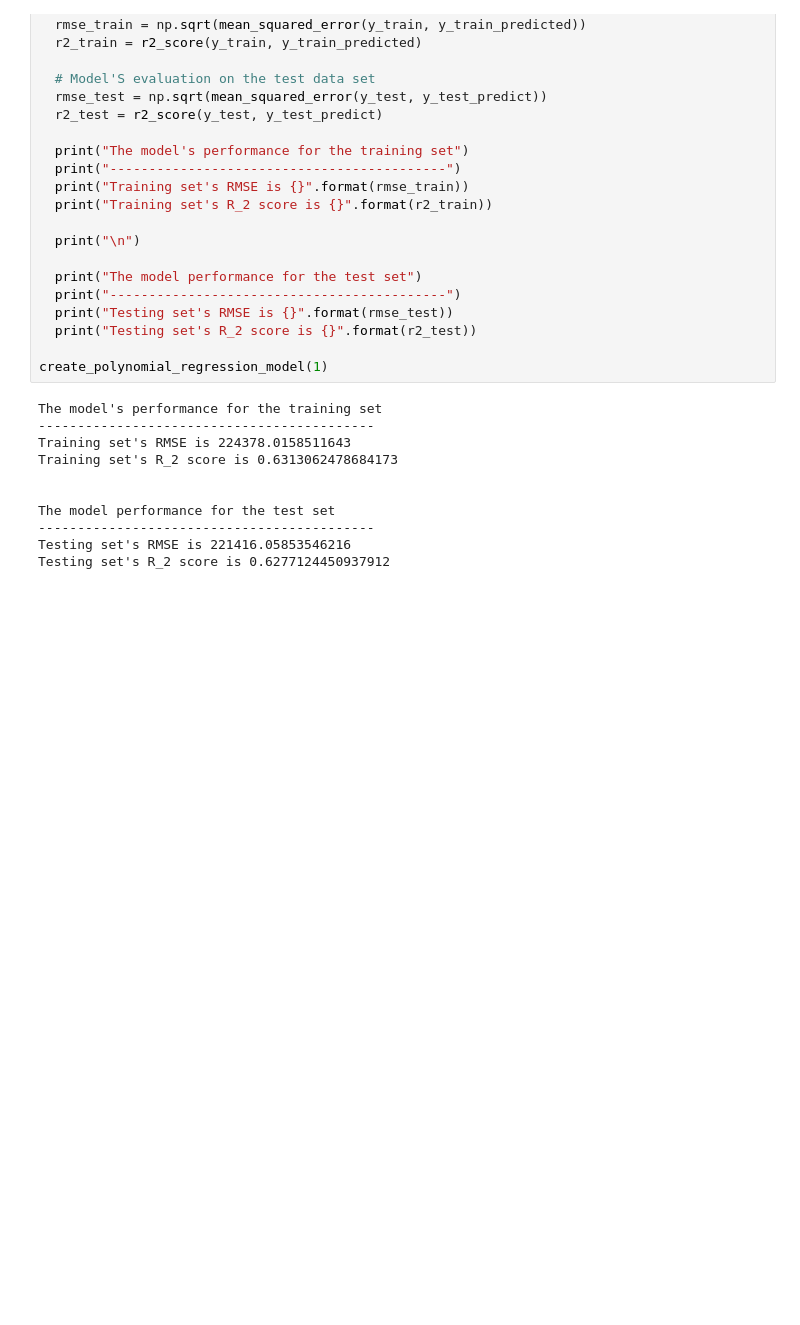
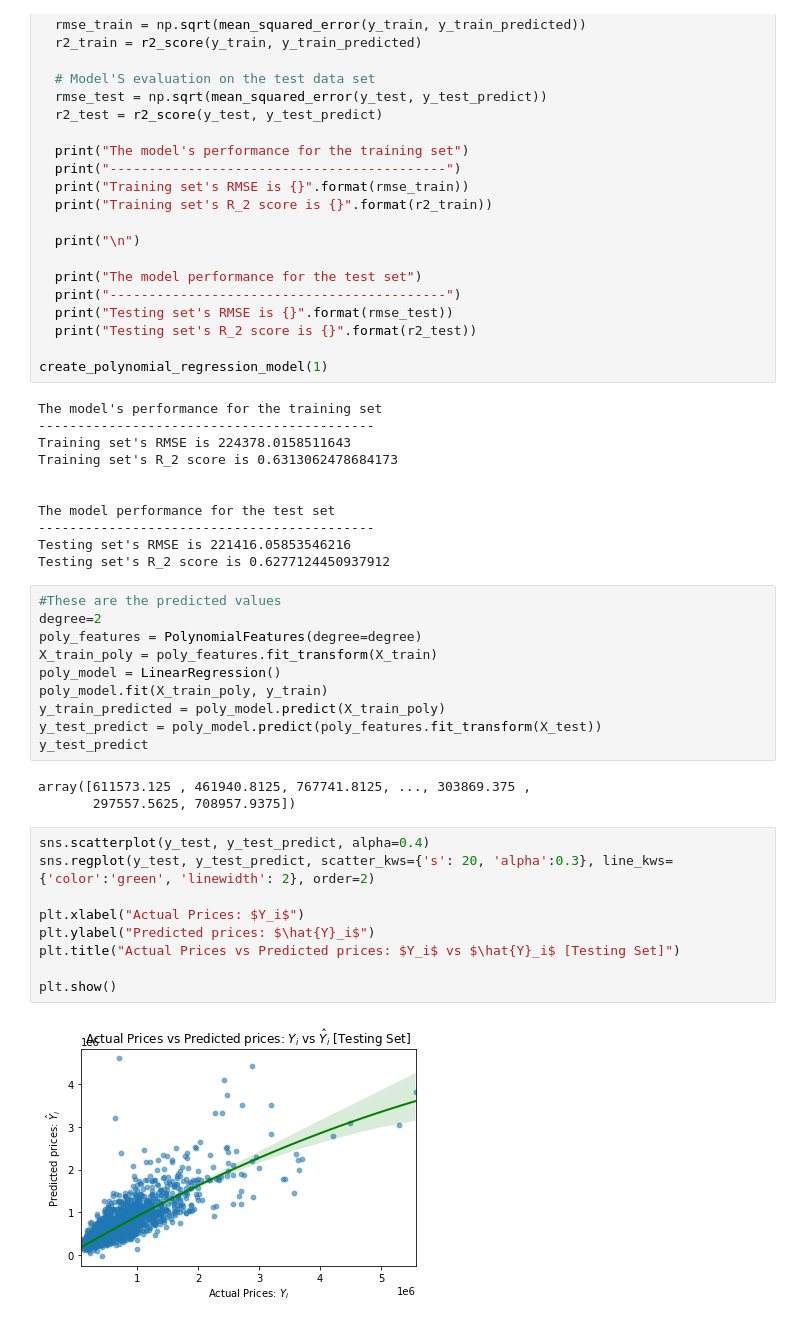
Before and after one commit to Caparisun/Linear_Regression_Project, a Jupyter notebook: Notebooks_and_data/6.Refinement.ipynb, the cells around one changed output. Drawn from its saved outputs; the diff is of its cells as text; blank space fills up the shorter version.

Commit message:
added picture of best performing model after refinement

```diff
--- a/Notebooks_and_data/6.Refinement.ipynb
+++ b/Notebooks_and_data/6.Refinement.ipynb
@@ -1009,3 +1009,27 @@ The model performance for the test set
 -------------------------------------------
 Testing set's RMSE is 221416.05853546216
 Testing set's R_2 score is 0.6277124450937912
+# %%
+#These are the predicted values
+degree=2
+poly_features = PolynomialFeatures(degree=degree)
+X_train_poly = poly_features.fit_transform(X_train)
+poly_model = LinearRegression()
+poly_model.fit(X_train_poly, y_train)
+y_train_predicted = poly_model.predict(X_train_poly)
+y_test_predict = poly_model.predict(poly_features.fit_transform(X_test))
+y_test_predict
+# %% [output]
+array([611573.125 , 461940.8125, 767741.8125, ..., 303869.375 ,
+       297557.5625, 708957.9375])
+# %%
+sns.scatterplot(y_test, y_test_predict, alpha=0.4)
+sns.regplot(y_test, y_test_predict, scatter_kws={'s': 20, 'alpha':0.3}, line_kws={'color':'green', 'linewidth': 2}, order=2)
+
+plt.xlabel("Actual Prices: $Y_i$")
+plt.ylabel("Predicted prices: $\hat{Y}_i$")
+plt.title("Actual Prices vs Predicted prices: $Y_i$ vs $\hat{Y}_i$ [Testing Set]")
+
+plt.show()
+# %% [output]
+[figure, added]
```
Also changed, not shown: parts of 1 cell of this notebook.
